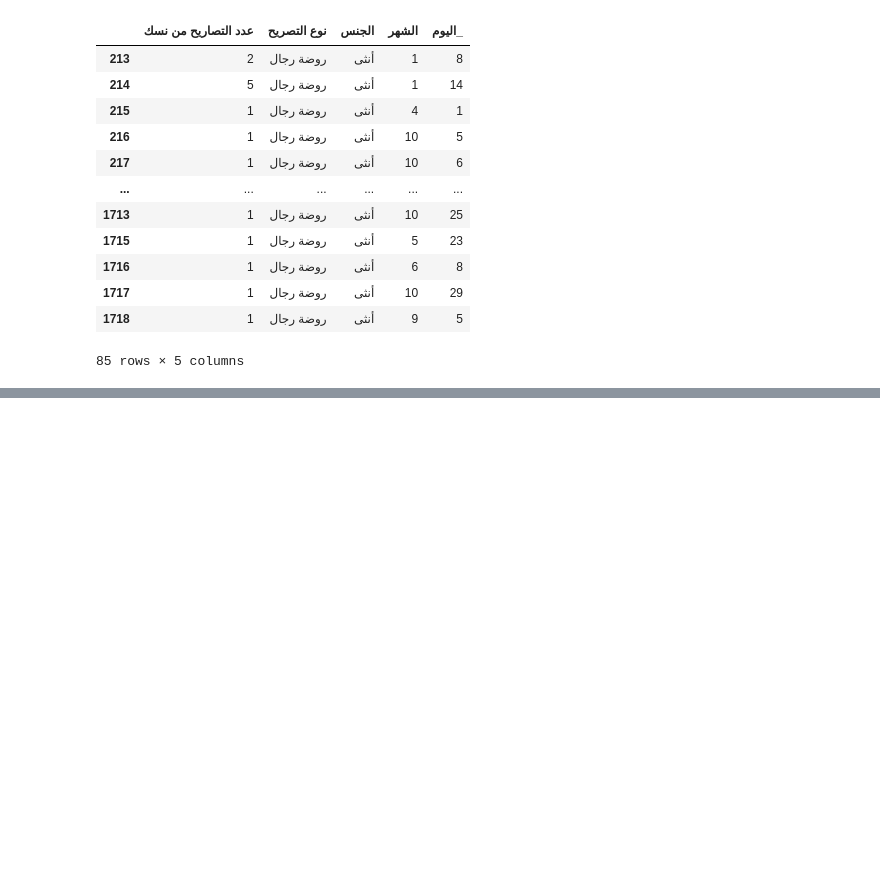
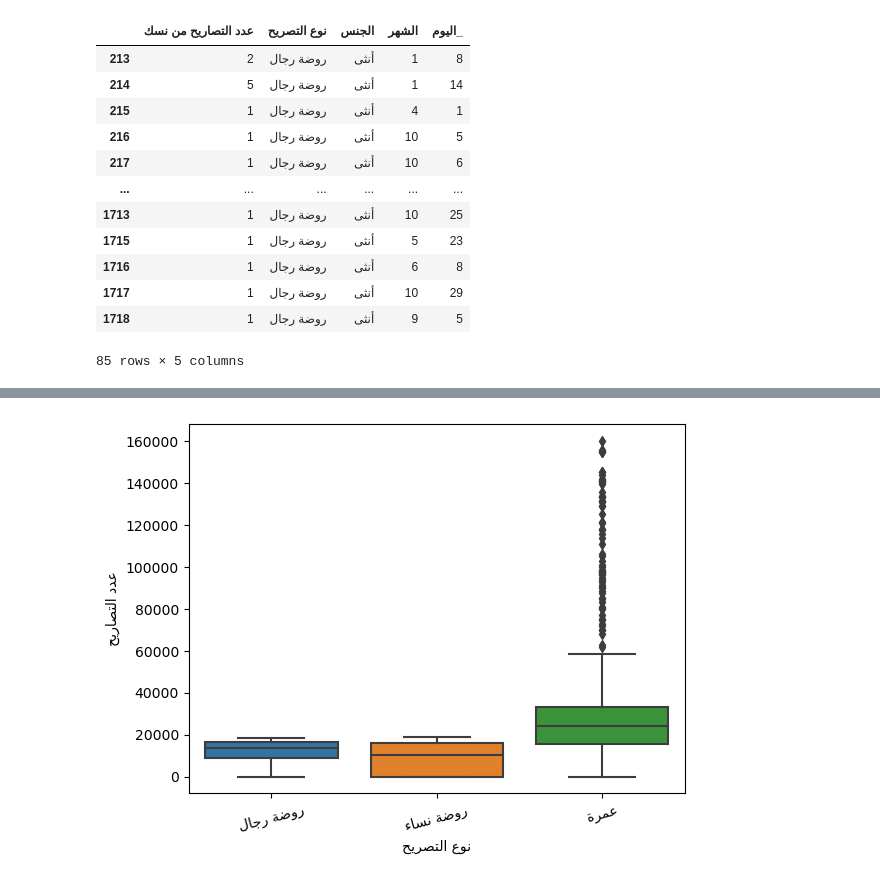
Before and after one commit to TMQ5/My_Projects, a Jupyter notebook: تحليل بيانات الحج والعمرة/تصاريح تطبيق نُسُك/مشروع تحليل بيانات تصاريح تطبيق نُسُك لعام ١٤٤٤ه.ipynb, the cells around one changed output, grey strips where cells are left out. Saved outputs shown, nothing was run; the diff lists cells and outputs as text; code cells hidden in the pictures; blank space fills up the shorter version.

```diff
--- a/تحليل بيانات الحج والعمرة/تصاريح تطبيق نُسُك/مشروع تحليل بيانات تصاريح تطبيق نُسُك لعام ١٤٤٤ه.ipynb
+++ b/تحليل بيانات الحج والعمرة/تصاريح تطبيق نُسُك/مشروع تحليل بيانات تصاريح تطبيق نُسُك لعام ١٤٤٤ه.ipynb
@@ -270,2 +301,11 @@ plt.xticks(rotation=15);
+# %%
+
+permit_type = df['نوع التصريح'].apply(f)
+
+sns.boxplot(data=df, x=permit_type, y='عدد التصاريح من نسك').set(xlabel= get_display( arabic_reshaper.reshape('نوع التصريح')),
+                                                                              ylabel= get_display( arabic_reshaper.reshape('عدد التصاريح')))
+plt.xticks(rotation=15);
+# %% [output]
+[figure, added]
 # %%
 
```
Also changed, not shown: parts of 23 cells of this notebook.
